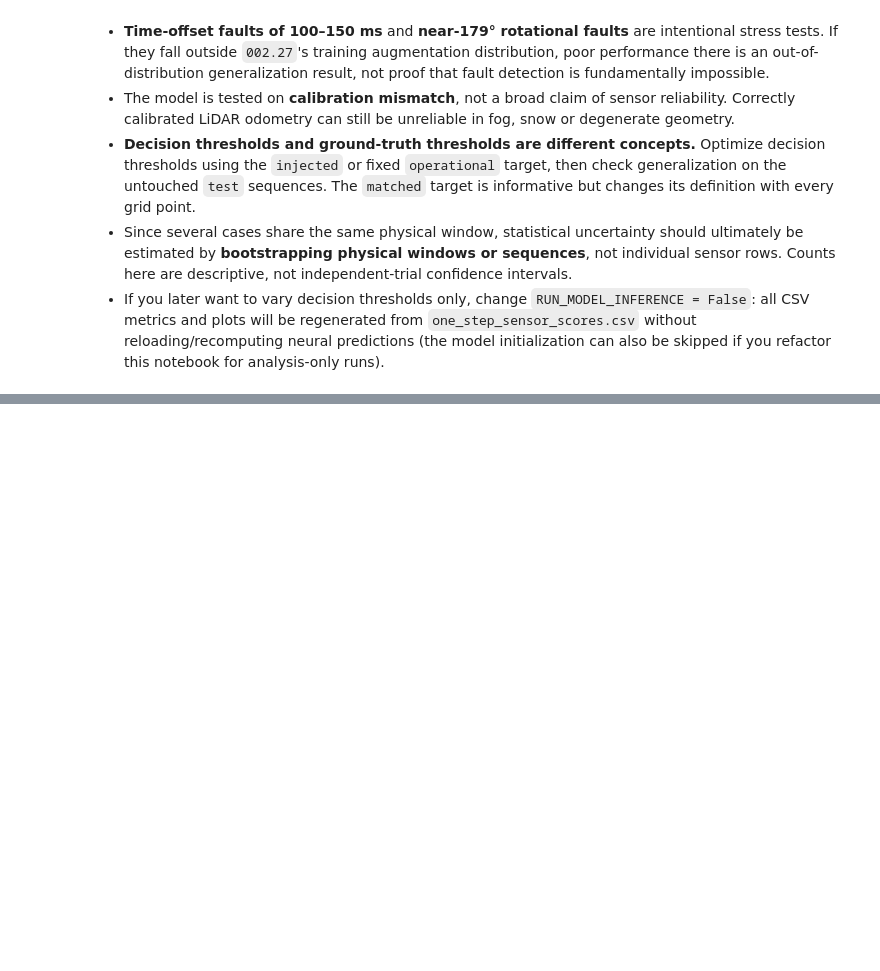
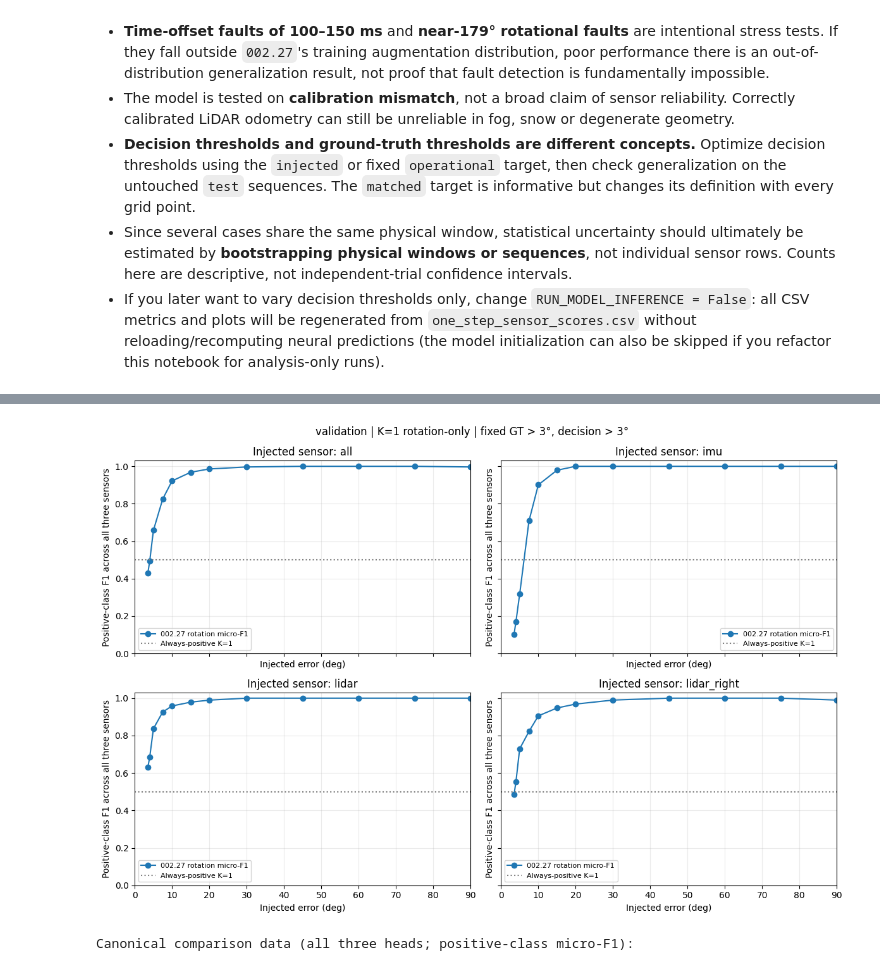
Before and after one commit to CamelPoem32/nn-obs-calib, a Jupyter notebook: src/obscalib/notebooks/76_00227_calibration_fault_threshold_sweep.ipynb, the cells around one changed output, grey strips where cells are left out. Cells and saved outputs as stored; diff of their text form; code cells hidden in the pictures; blank space fills up the shorter version.

```diff
--- a/src/obscalib/notebooks/76_00227_calibration_fault_threshold_sweep.ipynb
+++ b/src/obscalib/notebooks/76_00227_calibration_fault_threshold_sweep.ipynb
@@ -1017,0 +1020,19 @@ Approximate 95% physical-window bootstrap intervals (validation sequences are no
+# %%
+# %% A1. K=1 regression-versus-detection diagnostic settings
+# Run Notebook 76 sections 1–5 first. Sections 6–12 are optional.
+# Uses the already loaded 002.27 checkpoint, original physical augmentation,
+# make_faulted_minibatch(), distance_so3_deg(), and INFERENCE_BATCH_SIZE.
+# No model training, no feedback into the next window, no test threshold tuning.
+
+K1_WINDOWS_PER_SEQUENCE = 12
+K1_AXIS_REPEATS = 2
+K1_ANGLES_DEG = (0., 1., 2., 3., 3.5, 4., 5., 7.5, 10., 15., 20., 30., 45., 60., 75., 90.)
+K1_ROT_DECISION_DEG = 3.0
+K1_TIME_DECISION_MS = 10.0
+K1_OUTPUT_DIR = OUTPUT_DIR / 'appendix_k1_regression_detection'
+K1_OUTPUT_DIR.mkdir(parents=True, exist_ok=True)
+assert K1_WINDOWS_PER_SEQUENCE > 0 and K1_AXIS_REPEATS > 0
+assert K1_ANGLES_DEG[0] == 0 and all(0 < a <= 90 for a in K1_ANGLES_DEG[1:])
+assert len(set(K1_ANGLES_DEG)) == len(K1_ANGLES_DEG)
+assert tuple(sorted(K1_ANGLES_DEG)) == K1_ANGLES_DEG
+print(f'{EVAL_SPLIT} | {CHECKPOINT_PATH} | GT rotation > {GT_ROT_TOL_DEG:g}° | decision > {K1_ROT_DECISION_DEG:g}° | GPU batch={INFERENCE_BATCH_SIZE}')
@@ -1017,0 +1230,59 @@ Approximate 95% physical-window bootstrap intervals (validation sequences are no
+# %%
+# %% A4. One canonical F1 versus injected angle; same forward pass for regression and detection
+
+def k1_case_decisions(df, rot_threshold, time_threshold):
+    df = df.copy()
+    df['target_rotation'] = df.true_rotation_deg > GT_ROT_TOL_DEG
+    df['alarm_rotation'] = df.predicted_rotation_deg > rot_threshold
+    df['alarm_time'] = df.predicted_tau_ms.abs() > time_threshold
+    df['alarm_joint'] = df.alarm_rotation | df.alarm_time
+    df['is_selected'] = df.sensor == df.selected_sensor
+    df['correct_rotation'] = df.target_rotation == df.alarm_rotation
+    return df
+
+
+def k1_angle_metrics(df):
+    rows = []
+    for sensor in ('all', *CALIBRATION_KEYS):
+        subset = df if sensor == 'all' else df.loc[df.selected_sensor == sensor]
+        for angle, part in subset.groupby('angle_deg', sort=True):
+            y = part.target_rotation
+            m = k1_counts(y, part.alarm_rotation)
+            joint = k1_counts(y, part.alarm_joint)  # no time injection, so GT joint = GT rotation
+            case_correct = part.groupby('case_id').correct_rotation.all()
+            positive = part.loc[part.is_selected & part.target_rotation]
+            rank = np.nan
+            if len(positive):
+                pivot = part.pivot(index='case_id', columns='sensor', values='predicted_rotation_deg').loc[:, list(CALIBRATION_KEYS)]
+                selected = positive.set_index('case_id').selected_sensor.reindex(pivot.index)
+                # Ties do not count as correct localization.
+                values = pivot.to_numpy()
+                chosen = np.asarray([CALIBRATION_KEYS.index(key) for key in selected])
+                mask = np.arange(len(CALIBRATION_KEYS))[None, :] == chosen[:, None]
+                rank = float((values[mask] > np.where(mask, -np.inf, values).max(axis=1)).mean())
+            rows.append(dict(selected_sensor=sensor, angle_deg=angle, n_cases=part.case_id.nunique(),
+                             exact_case_accuracy=case_correct.mean(), top1=rank, joint_f1=joint['f1'], **m))
+    return pd.DataFrame(rows)
+
+k1_decisions = k1_case_decisions(k1_regression_df, K1_ROT_DECISION_DEG, K1_TIME_DECISION_MS)
+k1_summary = k1_angle_metrics(k1_decisions)
+k1_summary.to_csv(K1_OUTPUT_DIR / 'k1_f1_vs_angle.csv', index=False)
+fig, axes = plt.subplots(2, 2, figsize=(12, 8), sharex=True, sharey=True)
+for ax, selected in zip(axes.flat, ('all', *CALIBRATION_KEYS)):
+    part = k1_summary.loc[(k1_summary.selected_sensor == selected) & (k1_summary.angle_deg > GT_ROT_TOL_DEG)]
+    ax.plot(part.angle_deg, part.f1, '-o', label='002.27 rotation micro-F1')
+    ax.axhline(0.5, color='gray', linestyle=':', label='Always-positive K=1')
+    ax.set(title=f'Injected sensor: {selected}', xlabel='Injected error (deg)', ylabel='Positive-class F1 across all three sensors', xlim=(0, 90), ylim=(0, 1.03))
+    ax.grid(alpha=.25)
+    ax.legend(fontsize=8)
+fig.suptitle(f'{EVAL_SPLIT} | K=1 rotation-only | fixed GT > {GT_ROT_TOL_DEG:g}°, decision > {K1_ROT_DECISION_DEG:g}°')
+finish_figure_to = K1_OUTPUT_DIR / 'k1_rotation_f1_vs_angle.png'
+fig.tight_layout()
+if SAVE_PLOTS: fig.savefig(finish_figure_to, dpi=PLOT_DPI, bbox_inches='tight')
+if SHOW_PLOTS: plt.show()
+else: plt.close(fig)
+print('Canonical comparison data (all three heads; positive-class micro-F1):')
+display(k1_summary.loc[(k1_summary.selected_sensor == 'all') & (k1_summary.angle_deg > GT_ROT_TOL_DEG), ['angle_deg', 'n_cases', 'tp', 'fp', 'fn', 'precision', 'recall', 'f1', 'exact_case_accuracy', 'top1', 'joint_f1']].round(3))
+# %% [output]
+[figure, added]
+Canonical comparison data (all three heads; positive-class micro-F1):
```
Also changed, not shown: parts of 9 cells of this notebook, 6 other files.
